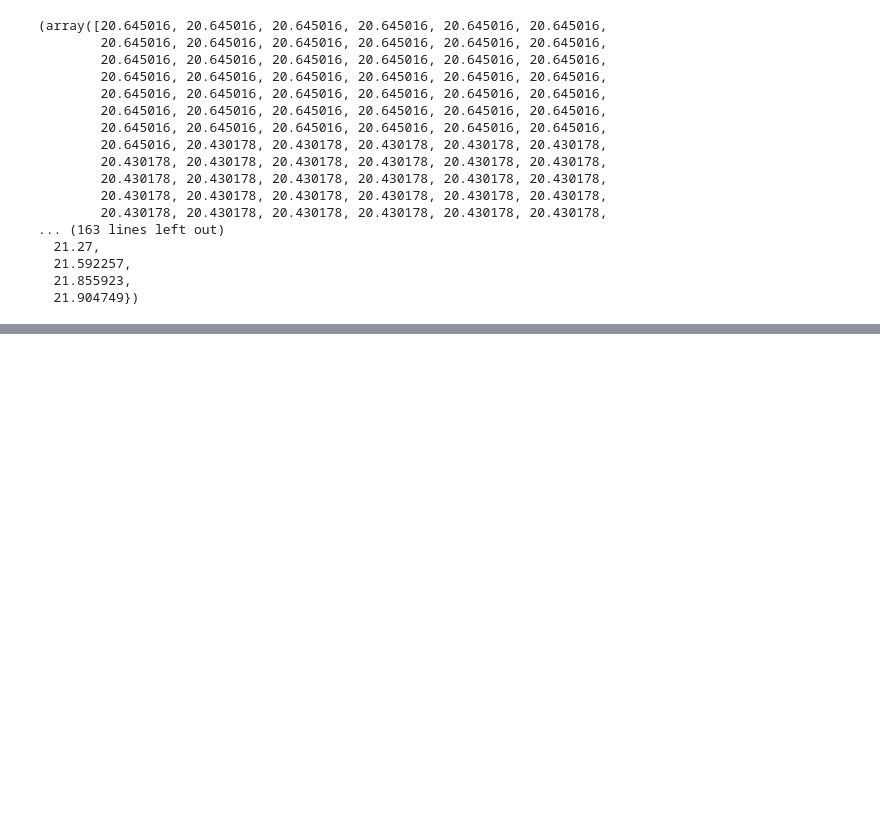
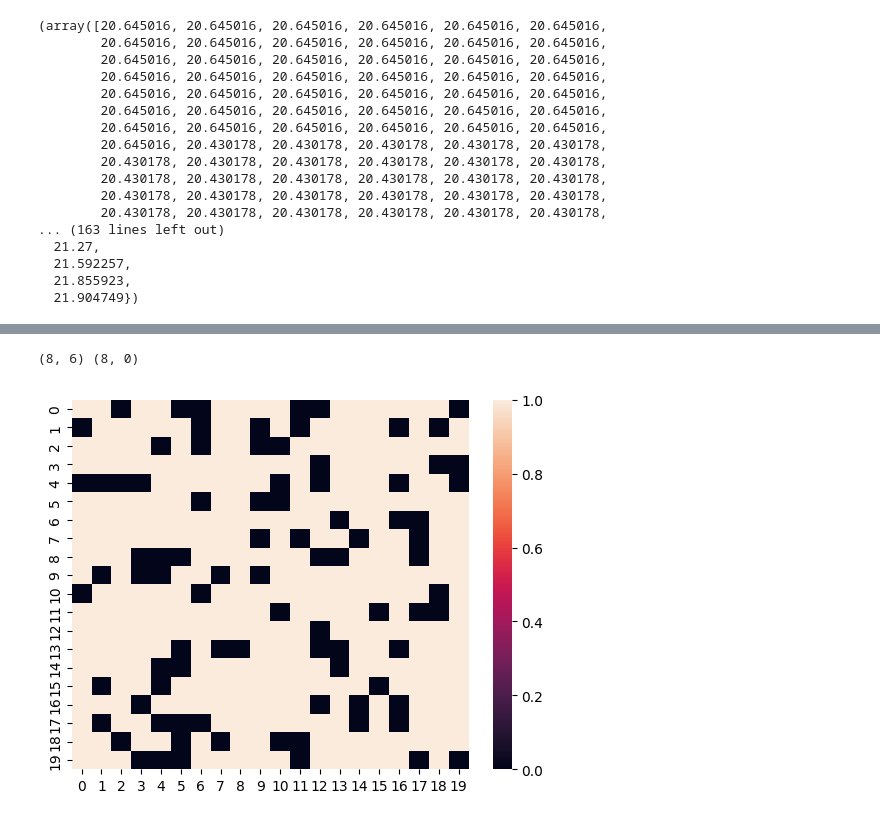
Before and after one commit to hackathon24rosatom/nothern_sea_router, a Jupyter notebook: test.ipynb, the cells around one changed output, grey strips where cells are left out. Cells and saved outputs as stored; diff of their text form; code cells hidden in the pictures; blank space fills up the shorter version.

```diff
--- a/test.ipynb
+++ b/test.ipynb
@@ -146,0 +250,18 @@ ice_metrics_on_route(
+# %%
+map_shape = (20, 20)
+water_map = WaterWorld._generate_rnd_map(map_shape)
+
+config = {
+    'water_map': water_map,
+    'map_shape': map_shape,
+    'window_shape': (5, 5),
+    'max_episode_steps': 30,
+}
+heatmap(water_map)
+
+ww = WaterWorld(config=config)
+ww.reset()
+print(ww.ship.geo, ww.way_point)
+# %% [output]
+(8, 6) (8, 0)
+[figure, added]
```
Also changed, not shown: parts of 12 cells of this notebook, 3 other files.
